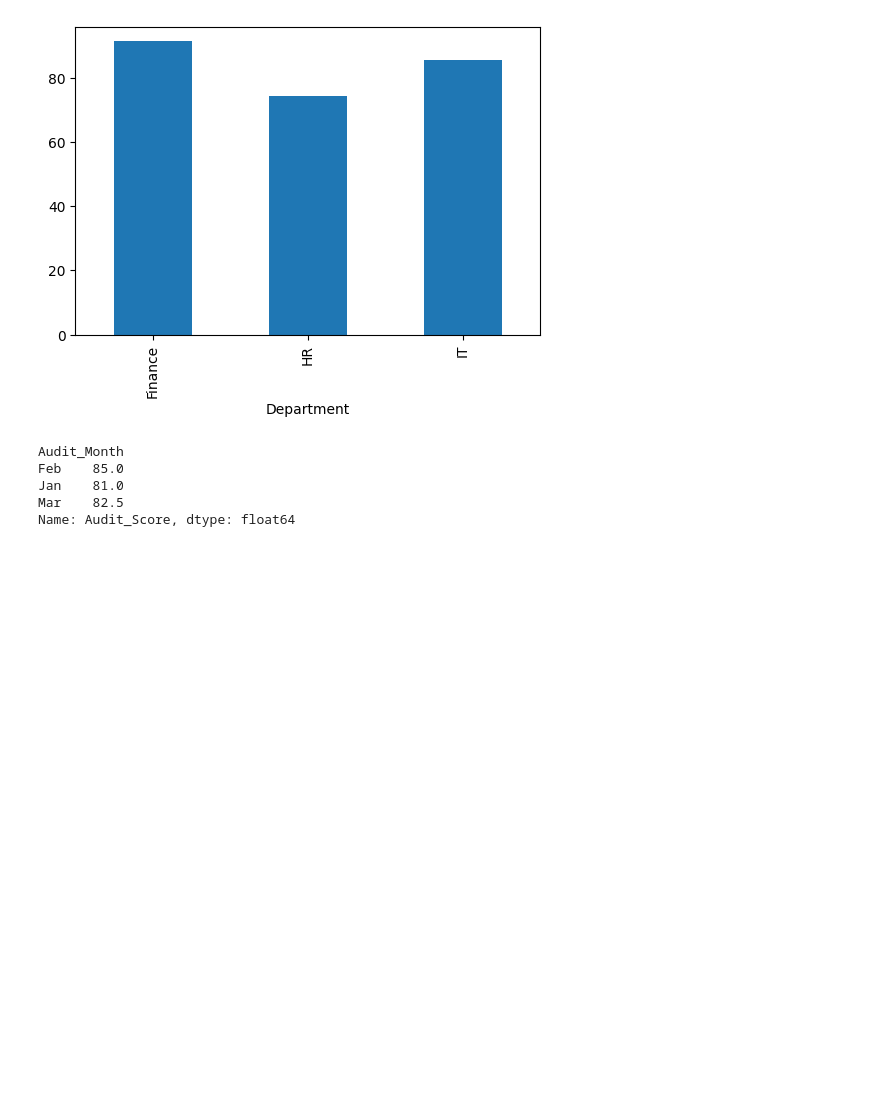
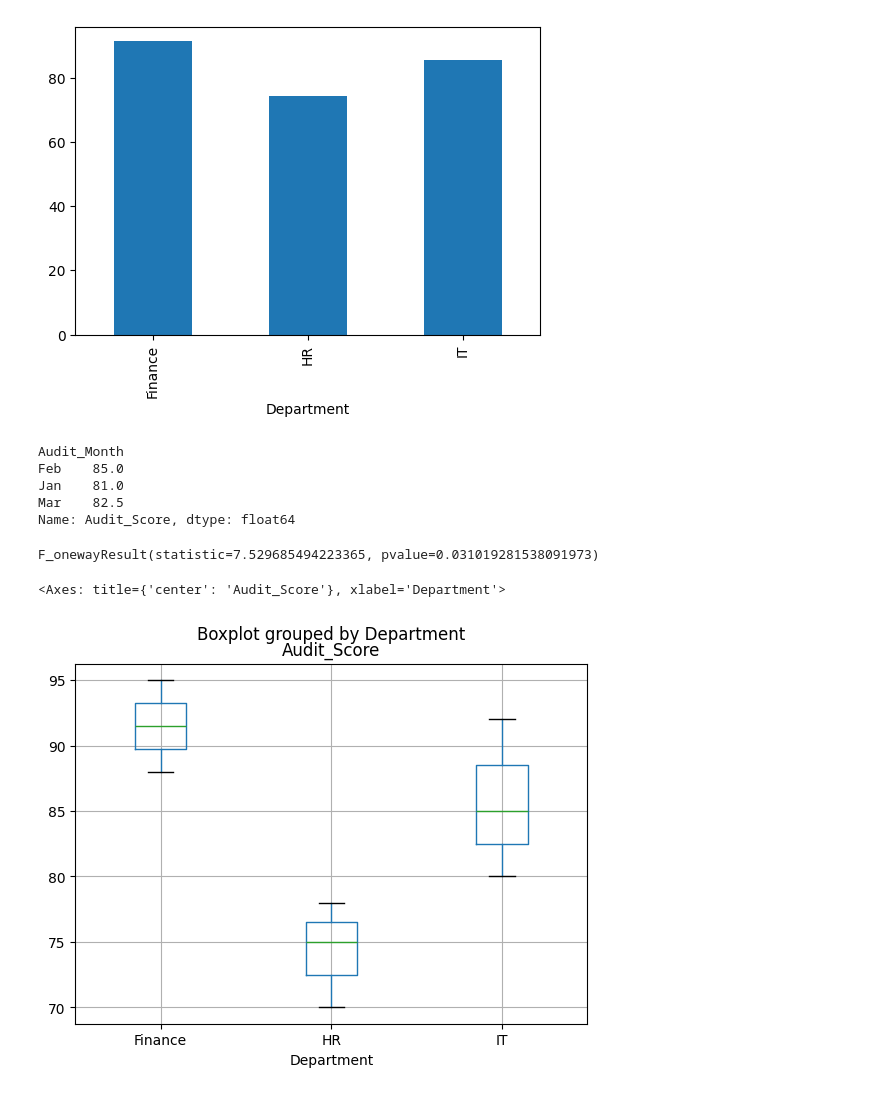
Before and after one commit to nikhilniksss/Python-Programming, a Jupyter notebook: assessment_script.ipynb, the cells around one changed output. Drawn from its saved outputs; the diff is of its cells as text; code cells hidden in the pictures; blank space fills up the shorter version.

```diff
--- a/assessment_script.ipynb
+++ b/assessment_script.ipynb
@@ -141,3 +142,24 @@ Feb    85.0
 Jan    81.0
 Mar    82.5
 Name: Audit_Score, dtype: float64
+# %%
+from scipy.stats import f_oneway
+
+f_oneway(
+    combined_data[combined_data["Department"]=="IT"]["Audit_Score"],
+    combined_data[combined_data["Department"]=="HR"]["Audit_Score"],
+    combined_data[combined_data["Department"]=="Finance"]["Audit_Score"]
+)
+# %% [output]
+F_onewayResult(statistic=7.529685494223365, pvalue=0.031019281538091973)
+# %%
+import matplotlib.pyplot as plt
+
+combined_data.boxplot(
+    column="Audit_Score",
+    by="Department",
+    grid=True
+)
+# %% [output]
+<Axes: title={'center': 'Audit_Score'}, xlabel='Department'>
+[figure, added]
```
Also changed, not shown: parts of 4 cells of this notebook.
